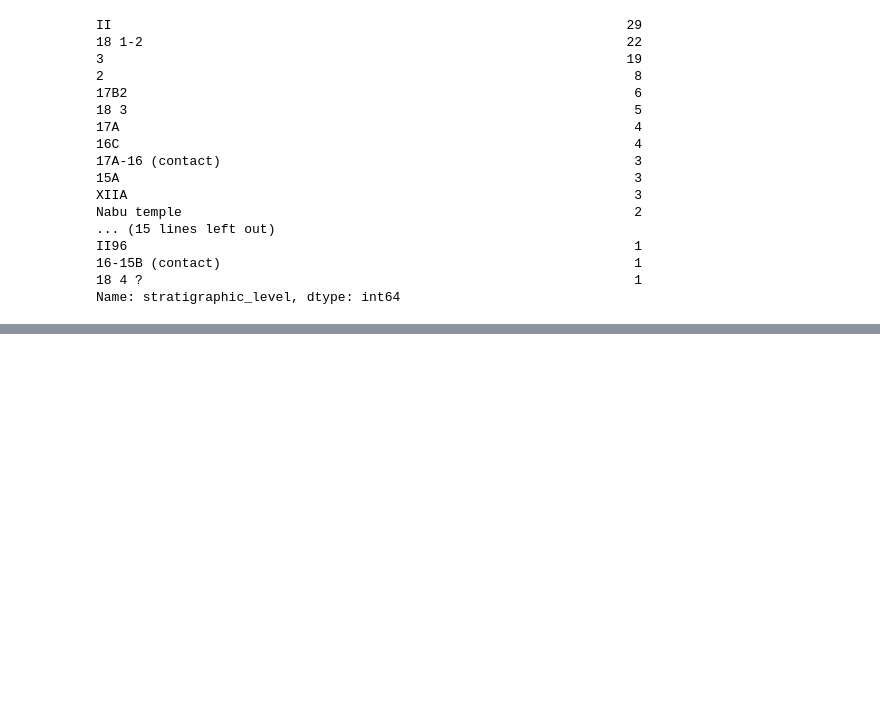
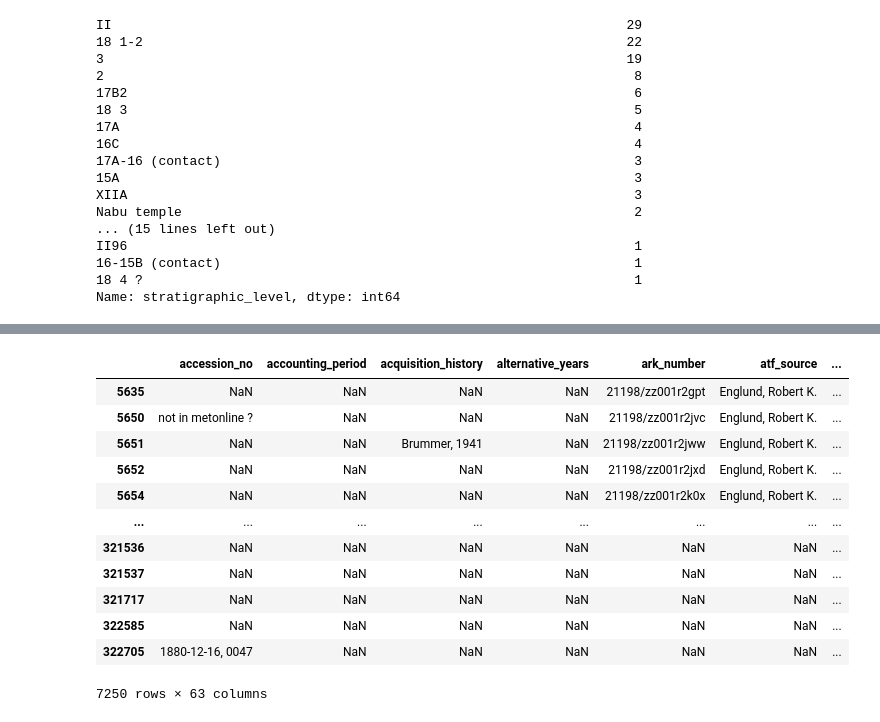
Before and after one commit to Random-Wanderer/Data_analysis_projects, a Jupyter notebook: Cuneiform.ipynb, the cells around one changed output, grey strips where cells are left out. Drawn from its saved outputs; the diff is of its cells as text; code cells hidden in the pictures; blank space fills up the shorter version.

```diff
--- a/Cuneiform.ipynb
+++ b/Cuneiform.ipynb
@@ -214,0 +288,18 @@ Name: stratigraphic_level, dtype: int64
+# %%
+# Stone
+stone = catalogue[catalogue['material'] == 'stone']
+stone
+# %% [output]
+|  | accession_no | accounting_period | acquisition_history | alternative_years | ark_number | atf_source | ... |
+| 5635 | NaN | NaN | NaN | NaN | 21198/zz001r2gpt | Englund, Robert K. | ... |
+| 5650 | not in metonline ? | NaN | NaN | NaN | 21198/zz001r2jvc | Englund, Robert K. | ... |
+| 5651 | NaN | NaN | Brummer, 1941 | NaN | 21198/zz001r2jww | Englund, Robert K. | ... |
+| 5652 | NaN | NaN | NaN | NaN | 21198/zz001r2jxd | Englund, Robert K. | ... |
+| 5654 | NaN | NaN | NaN | NaN | 21198/zz001r2k0x | Englund, Robert K. | ... |
+| ... | ... | ... | ... | ... | ... | ... | ... |
+| 321536 | NaN | NaN | NaN | NaN | NaN | NaN | ... |
+| 321537 | NaN | NaN | NaN | NaN | NaN | NaN | ... |
+| 321717 | NaN | NaN | NaN | NaN | NaN | NaN | ... |
+| 322585 | NaN | NaN | NaN | NaN | NaN | NaN | ... |
+| 322705 | 1880-12-16, 0047 | NaN | NaN | NaN | NaN | NaN | ... |
+7250 rows × 63 columns
```
Also changed, not shown: parts of 7 cells of this notebook.
